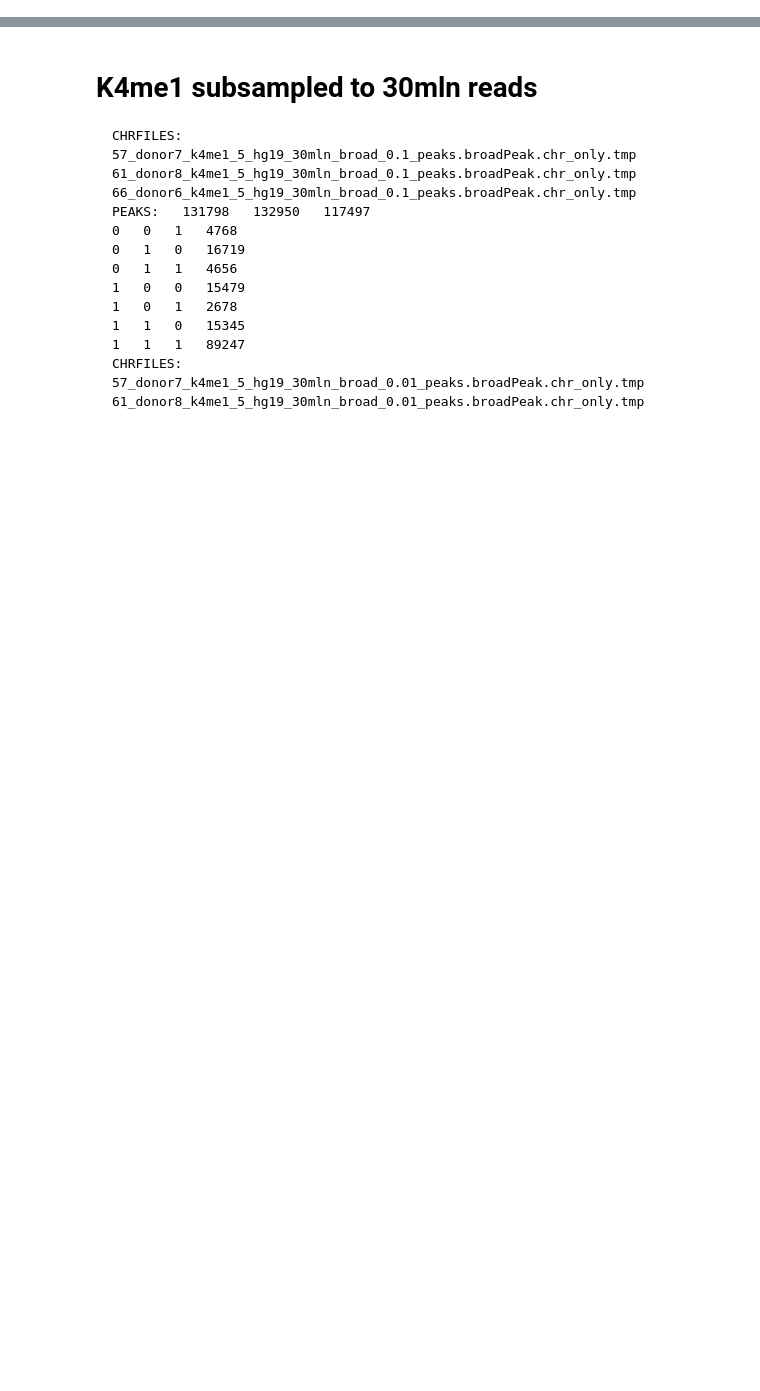
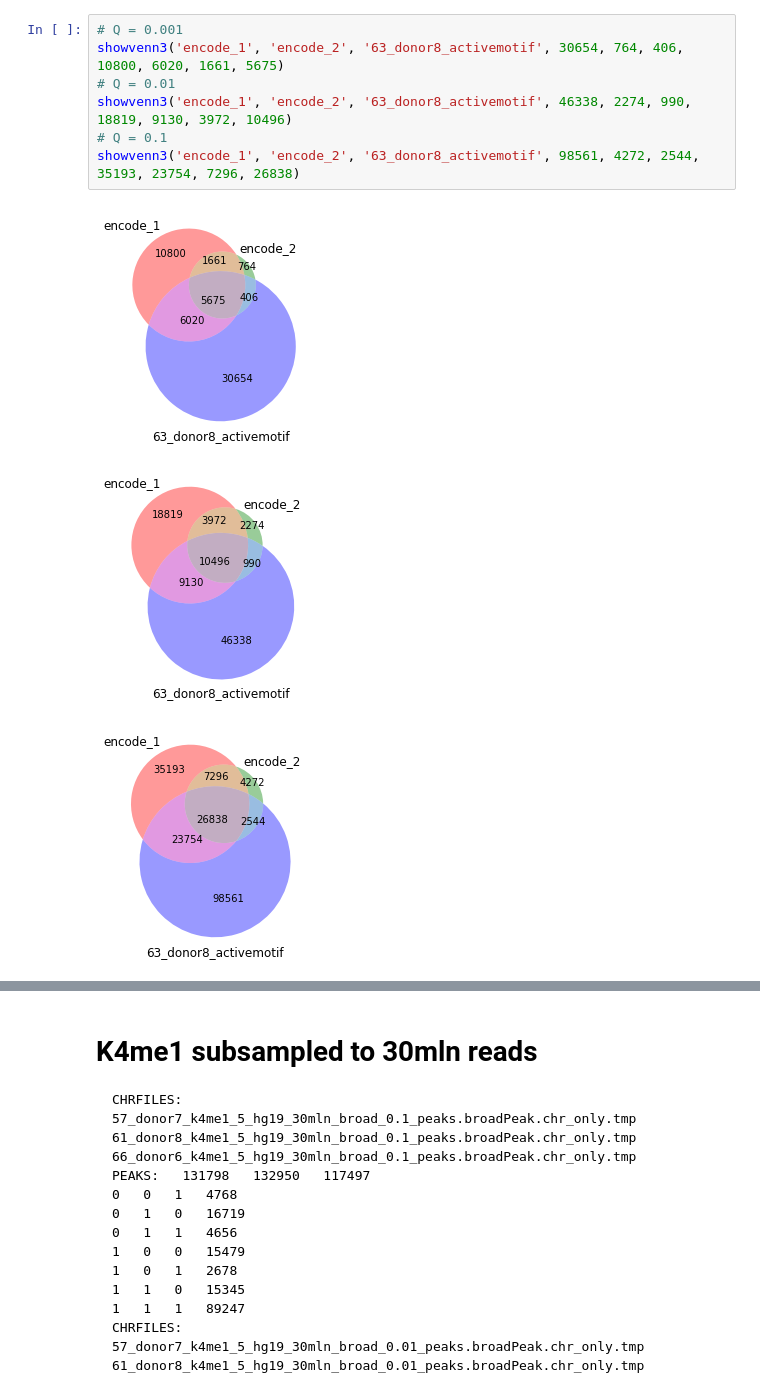
Before and after one commit to JetBrains-Research/washu, a Jupyter notebook: analysis.ipynb, the cells around one changed output, grey strips where cells are left out. Cells and saved outputs as stored; diff of their text form; blank space fills up the shorter version.

```diff
--- a/analysis.ipynb
+++ b/analysis.ipynb
@@ -2,0 +59,11 @@
+# %%
+# Q = 0.001
+showvenn3('encode_1', 'encode_2', '63_donor8_activemotif', 30654, 764, 406, 10800, 6020, 1661, 5675)
+# Q = 0.01
+showvenn3('encode_1', 'encode_2', '63_donor8_activemotif', 46338, 2274, 990, 18819, 9130, 3972, 10496)
+# Q = 0.1
+showvenn3('encode_1', 'encode_2', '63_donor8_activemotif', 98561, 4272, 2544, 35193, 23754, 7296, 26838)
+# %% [output]
+[figure, added]
+[figure, added]
+[figure, added]
```
Also changed, not shown: parts of 21 cells of this notebook.
